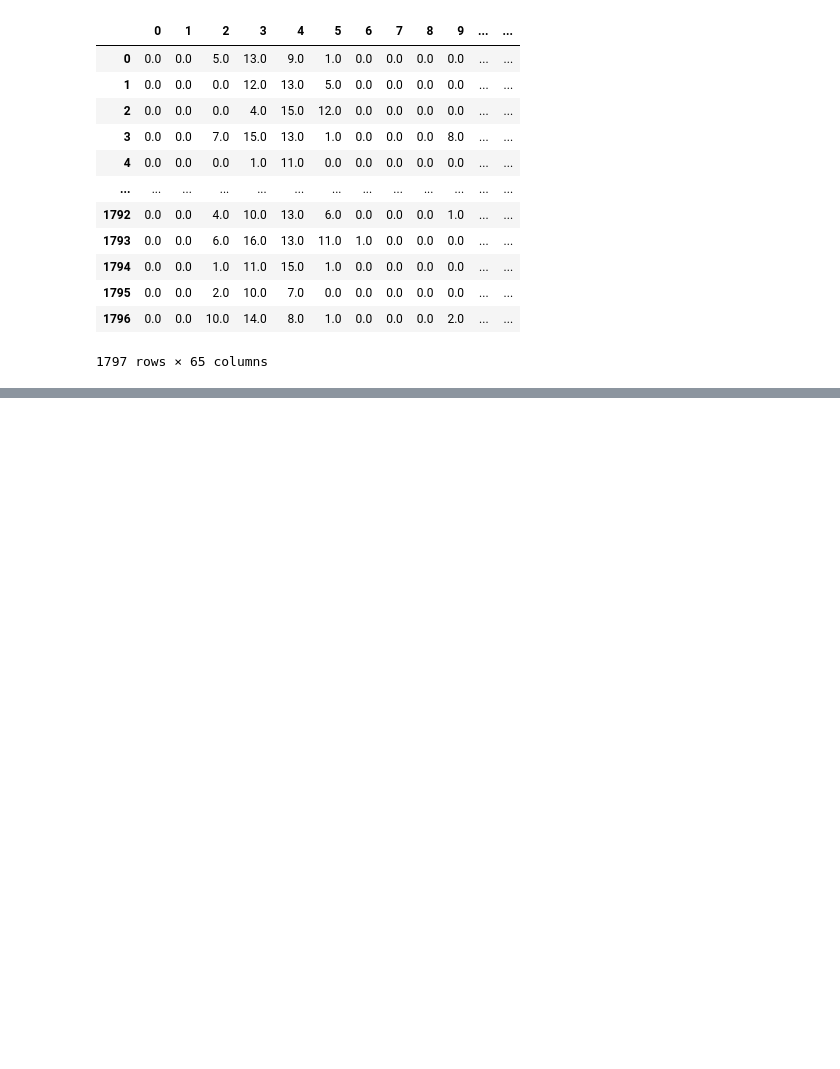
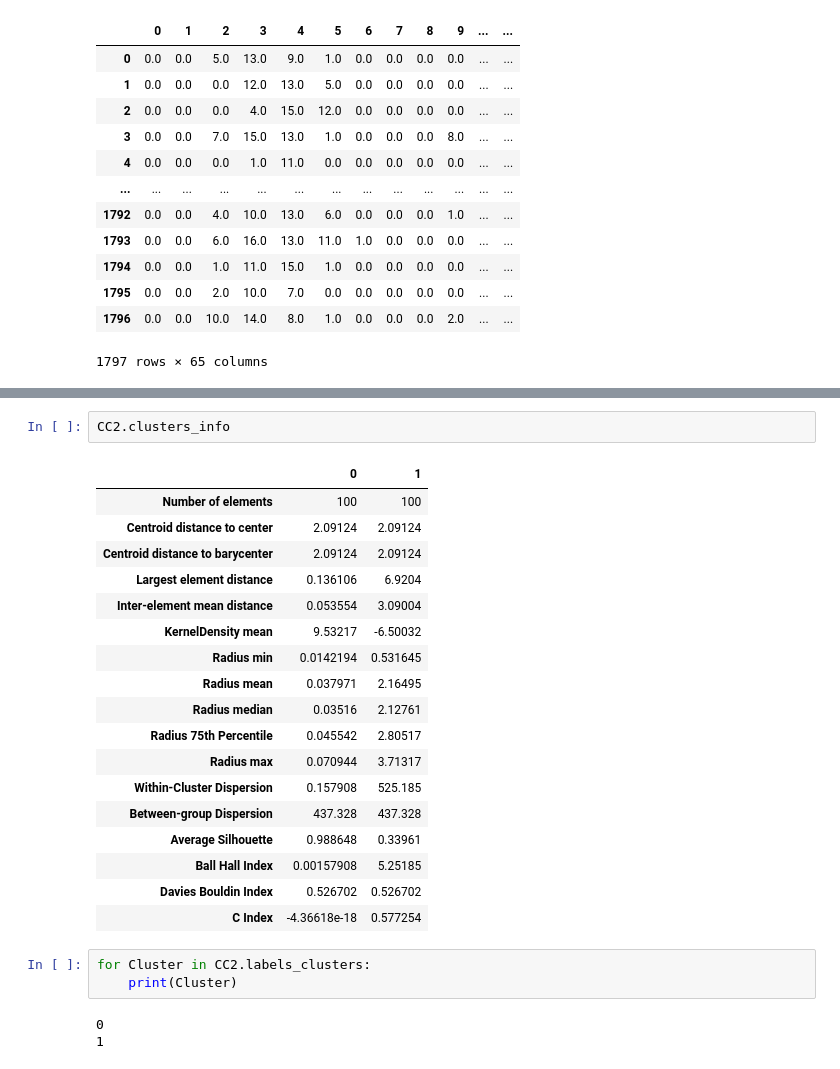
Before and after one commit to Simon-Bertrand/Clusters-Features, a Jupyter notebook: README.ipynb, the cells around one changed output, grey strips where cells are left out. Drawn from its saved outputs; the diff is of its cells as text; blank space fills up the shorter version.

```diff
--- a/README.ipynb
+++ b/README.ipynb
@@ -347,0 +84,27 @@ np.var(CC2.data_features.to_numpy())
+# %%
+CC2.clusters_info
+# %% [output]
+|  | 0 | 1 |
+| Number of elements | 100 | 100 |
+| Centroid distance to center | 2.09124 | 2.09124 |
+| Centroid distance to barycenter | 2.09124 | 2.09124 |
+| Largest element distance | 0.136106 | 6.9204 |
+| Inter-element mean distance | 0.053554 | 3.09004 |
+| KernelDensity mean | 9.53217 | -6.50032 |
+| Radius min | 0.0142194 | 0.531645 |
+| Radius mean | 0.037971 | 2.16495 |
+| Radius median | 0.03516 | 2.12761 |
+| Radius 75th Percentile | 0.045542 | 2.80517 |
+| Radius max | 0.070944 | 3.71317 |
+| Within-Cluster Dispersion | 0.157908 | 525.185 |
+| Between-group Dispersion | 437.328 | 437.328 |
+| Average Silhouette | 0.988648 | 0.33961 |
+| Ball Hall Index | 0.00157908 | 5.25185 |
+| Davies Bouldin Index | 0.526702 | 0.526702 |
+| C Index | -4.36618e-18 | 0.577254 |
+# %%
+for Cluster in CC2.labels_clusters:
+    print(Cluster)
+# %% [output]
+0
+1
```
Also changed, not shown: parts of 47 cells of this notebook, 5 other files.
